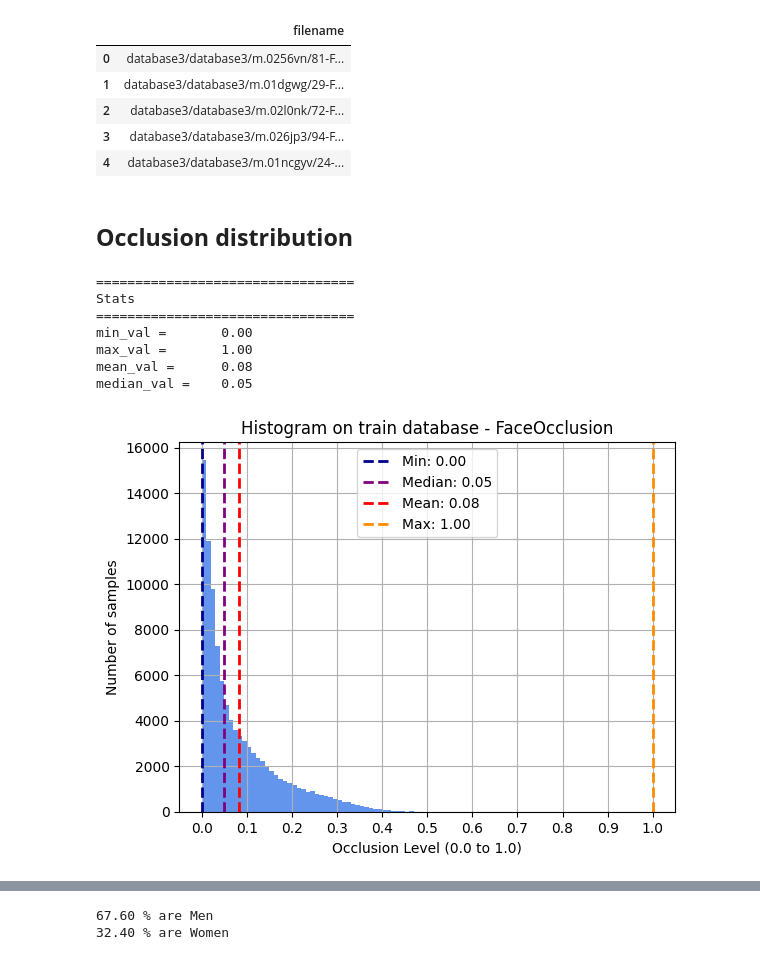
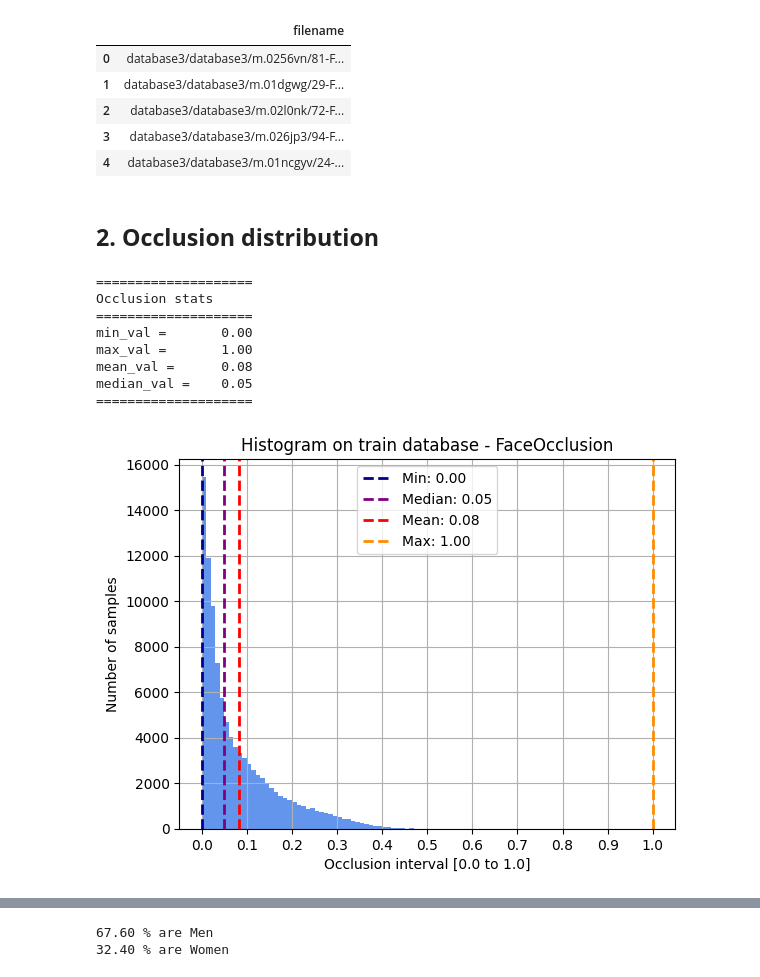
Before and after one commit to odelacruz-fierro/data-challenge-idemia, a Jupyter notebook: eda.ipynb, the cells around one changed output, grey strips where cells are left out. Drawn from its saved outputs; the diff is of its cells as text; code cells hidden in the pictures.

```diff
--- a/eda.ipynb
+++ b/eda.ipynb
@@ -80,49 +88,50 @@ memory usage: 234.3 KB
 | 3 | database3/database3/m.026jp3/94-F... |
 | 4 | database3/database3/m.01ncgyv/24-... |
 # %% [markdown]
-## **Occlusion distribution**
+## **2. Occlusion distribution**
 # %%
+# --- Occlusion stats ---
 min_val = df_train['FaceOcclusion'].min()
 max_val = df_train['FaceOcclusion'].max()
 mean_val = df_train['FaceOcclusion'].mean()
 median_val = df_train['FaceOcclusion'].median()
 
-print("=================================")
-print("Stats")
-print("=================================")
+print("====================")
+print("Occlusion stats")
+print("====================")
 print(f"min_val =\t{min_val:.2f}")
 print(f"max_val =\t{max_val:.2f}")
 print(f"mean_val =\t{mean_val:.2f}")
 print(f"median_val =\t{median_val:.2f}")
-print()
+print("====================")
 
-
+# --- Histogram ---
 hist_occlusion = df_train.hist(column = ['FaceOcclusion'], bins = 100, color='cornflowerblue')
 
 ax = hist_occlusion[0,0]
 ax.set_title(f"Histogram on train database - FaceOcclusion")
 
-# Add vertical lines
+# Add vertical lines for each stat
 ax.axvline(min_val, color='#00008B', linestyle='dashed', linewidth=2, label=f'Min: {min_val:.2f}')
 ax.axvline(median_val, color= '#800080', linestyle='dashed', linewidth=2, label=f'Median: {median_val:.2f}')
 ax.axvline(mean_val, color='#FF0000', linestyle='dashed', linewidth=2, label=f'Mean: {mean_val:.2f}')
 ax.axvline(max_val, color='#FF8C00', linestyle='dashed', linewidth=2, label=f'Max: {max_val:.2f}')
 
 # Set horizontal axis units
 ax.set_xticks(np.arange(0, 1.1, 0.1))
 ax.set_ylabel("Number of samples")
-ax.set_xlabel("Occlusion Level (0.0 to 1.0)")
+ax.set_xlabel("Occlusion interval [0.0 to 1.0]")
 ax.legend()
-
 
 plt.savefig('report/figures/occlusion_distribution.pdf', bbox_inches='tight')
 plt.show()
 # %% [output]
-=================================
-Stats
-=================================
+====================
+Occlusion stats
+====================
 min_val =       0.00
 max_val =       1.00
 mean_val =      0.08
 median_val =    0.05
+====================
-[figure, old version]
+[figure, new version]
```
Also changed, not shown: parts of 8 cells of this notebook, 6 other files.
